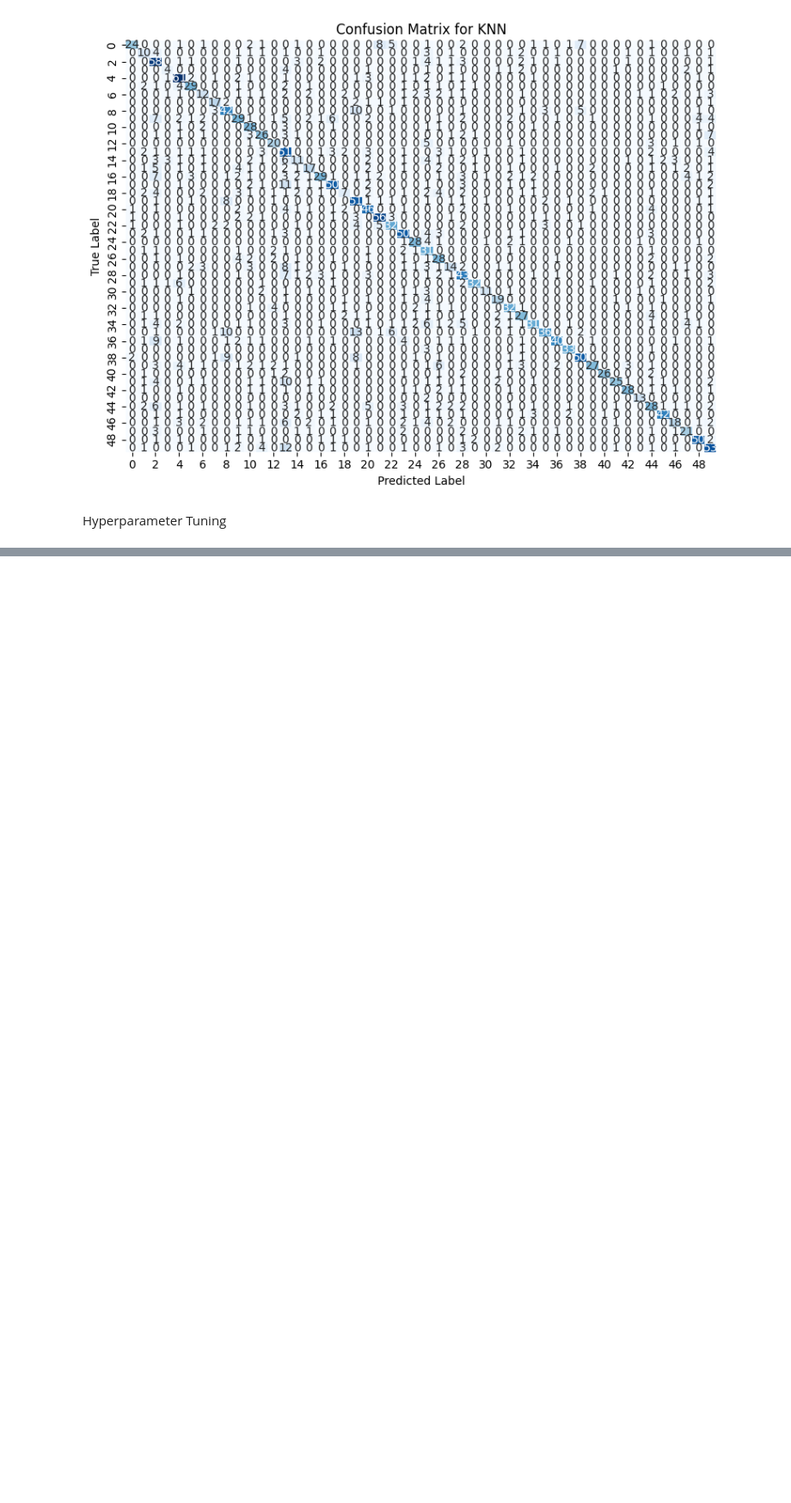
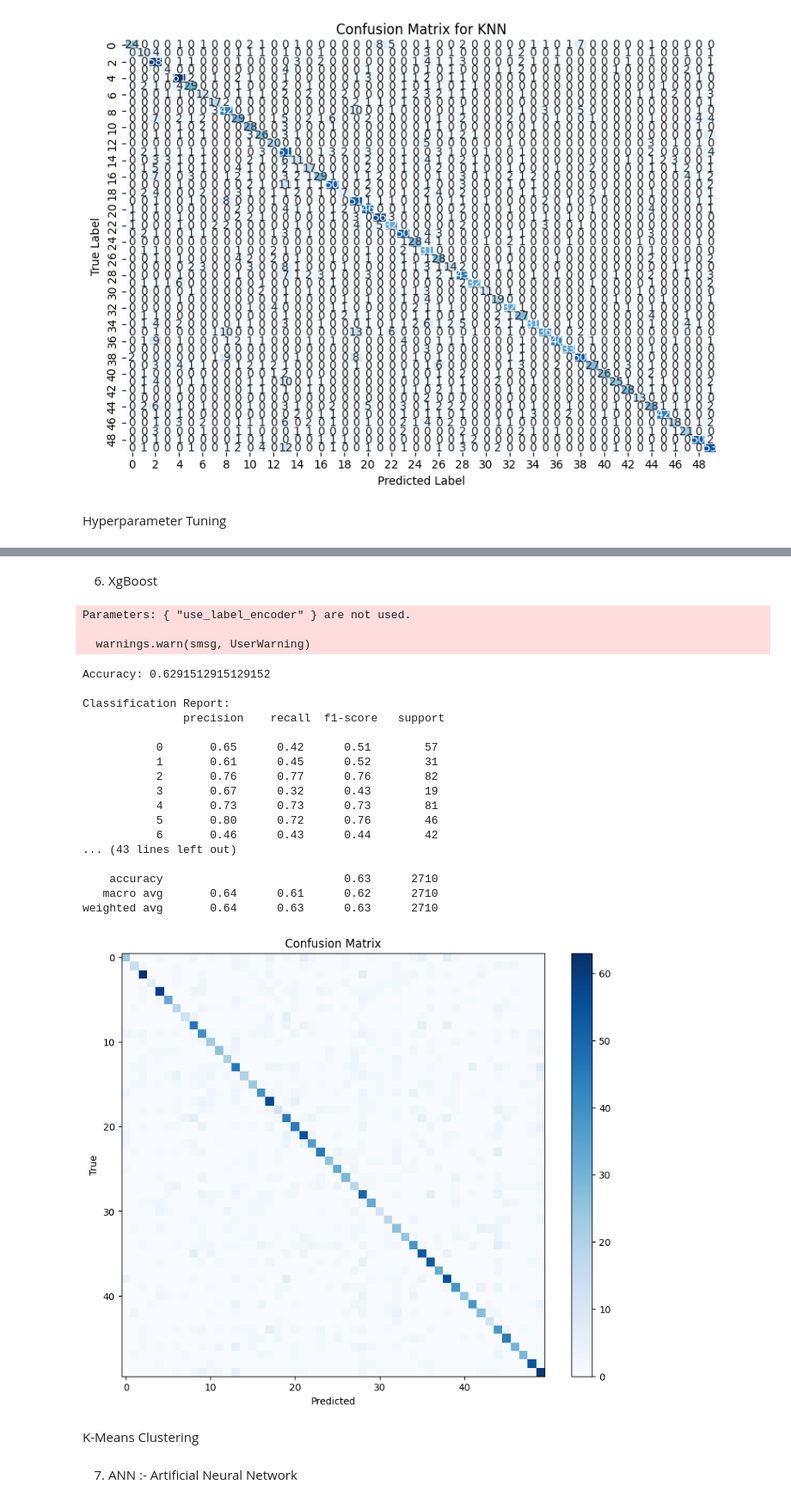
Before and after one commit to atanukayal/prmlproject, a Jupyter notebook: preprocessing.ipynb, the cells around one changed output, grey strips where cells are left out. Shown at 86% size. Cells and saved outputs as stored; diff of their text form; code cells hidden in the pictures; blank space fills up the shorter version.

```diff
--- a/preprocessing.ipynb
+++ b/preprocessing.ipynb
@@ -772,0 +992,63 @@ Hyperparameter Tuning
+# %% [markdown]
+6. XgBoost
+# %%
+import numpy as np
+from sklearn.model_selection import train_test_split
+from sklearn.preprocessing import LabelEncoder
+from xgboost import XGBClassifier
+from sklearn.metrics import classification_report, confusion_matrix, accuracy_score, roc_curve, auc
+import matplotlib.pyplot as plt
+from sklearn.preprocessing import label_binarize
+
+
+# ---- Step 3: XGBoost Classifier ----
+model = XGBClassifier(
+    objective='multi:softprob',
+    num_class=len(np.unique(y_encoded)),
+    eval_metric='mlogloss',
+    use_label_encoder=False,
+    n_estimators=200,
+    max_depth=6,
+    learning_rate=0.1
+)
+
+model.fit(X_train, y_train)
+
+# ---- Step 4: Evaluation ----
+y_pred = model.predict(X_test)
+print("Accuracy:", accuracy_score(y_test, y_pred))
+print("\nClassification Report:\n", classification_report(y_test, y_pred))
+
+# ---- Step 5: Confusion Matrix ----
+cm = confusion_matrix(y_test, y_pred)
+plt.figure(figsize=(10, 8))
+plt.imshow(cm, cmap='Blues')
+plt.title("Confusion Matrix")
+plt.colorbar()
+plt.xlabel("Predicted")
+plt.ylabel("True")
+plt.show()
+# %% [output]
+Parameters: { "use_label_encoder" } are not used.
+
+  warnings.warn(smsg, UserWarning)
+Accuracy: 0.6291512915129152
+
+Classification Report:
+               precision    recall  f1-score   support
+
+           0       0.65      0.42      0.51        57
+           1       0.61      0.45      0.52        31
+           2       0.76      0.77      0.76        82
+           3       0.67      0.32      0.43        19
+           4       0.73      0.73      0.73        81
+           5       0.80      0.72      0.76        46
+           6       0.46      0.43      0.44        42
+... (43 lines left out)
+
+    accuracy                           0.63      2710
+   macro avg       0.64      0.61      0.62      2710
+weighted avg       0.64      0.63      0.63      2710
+[figure, added]
+# %% [markdown]
+K-Means Clustering
@@ -772,0 +1104,2 @@ Hyperparameter Tuning
+# %% [markdown]
+7. ANN :- Artificial Neural Network
```
Also changed, not shown: parts of 28 cells of this notebook.
